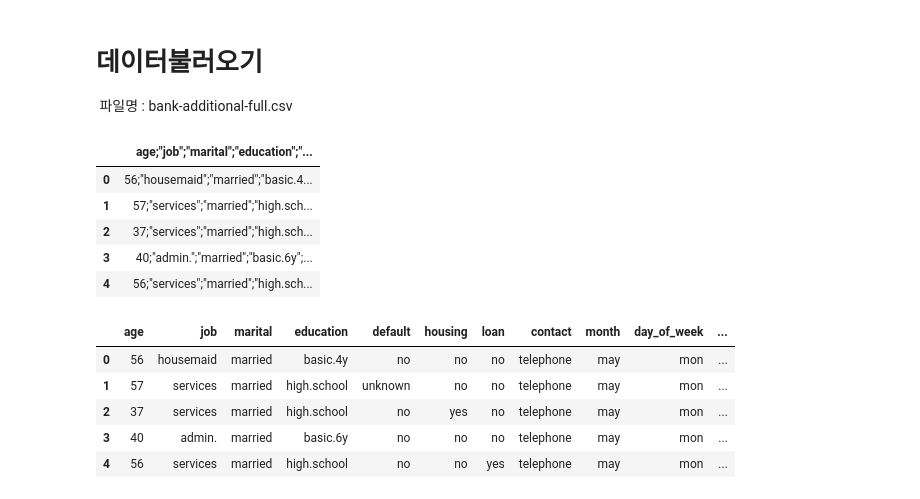
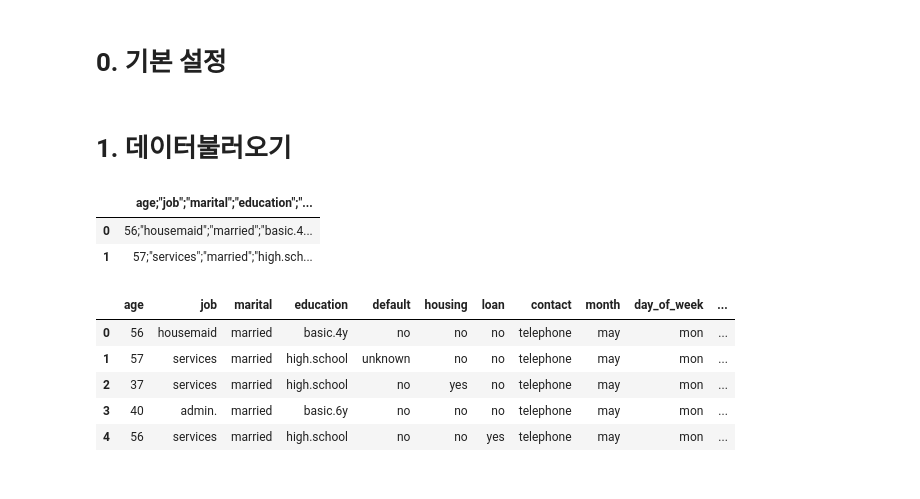
Before and after one commit to iamjinuk/bigman, a Jupyter notebook: 고객 데이터 분석.ipynb, the cells around one changed output. Cells and saved outputs as stored; diff of their text form; code cells hidden in the pictures.

```diff
--- a/고객 데이터 분석.ipynb
+++ b/고객 데이터 분석.ipynb
@@ -44,3 +41,5 @@ bank-additional-full
+# %% [markdown]
+# 0. 기본 설정
 # %%
 import pandas as pd
 from pandas import Series
@@ -63,17 +62,13 @@ try :
 except :
     pass
 matplotlib.rcParams['axes.unicode_minus'] = False
-# %% [markdown]
-# 데이터불러오기
- 파일명 : bank-additional-full.csv
+# %% [markdown]
+# 1. 데이터불러오기
 # %%
 df=pd.read_csv('./data/bank-additional-full.csv')
-df.head()
+df.head(2)
 # %% [output]
 |  | age;"job";"marital";"education";"... |
 | 0 | 56;"housemaid";"married";"basic.4... |
 | 1 | 57;"services";"married";"high.sch... |
-| 2 | 37;"services";"married";"high.sch... |
-| 3 | 40;"admin.";"married";"basic.6y";... |
-| 4 | 56;"services";"married";"high.sch... |
 # %%
```
Also changed, not shown: parts of 24 cells of this notebook.
